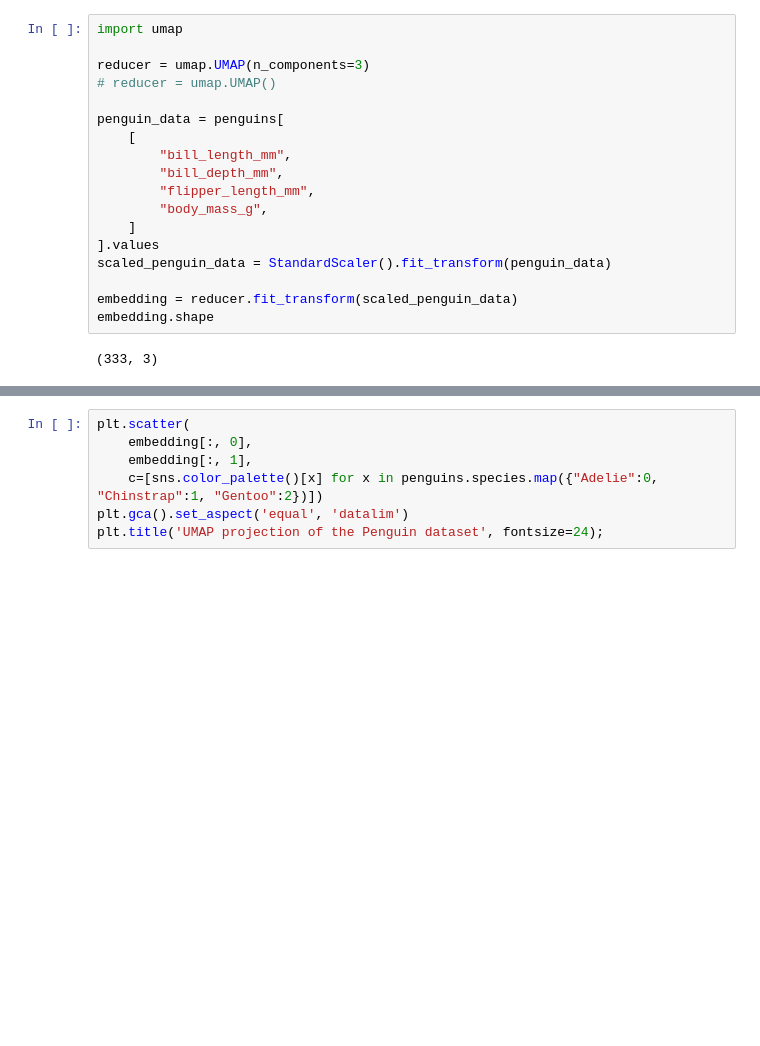
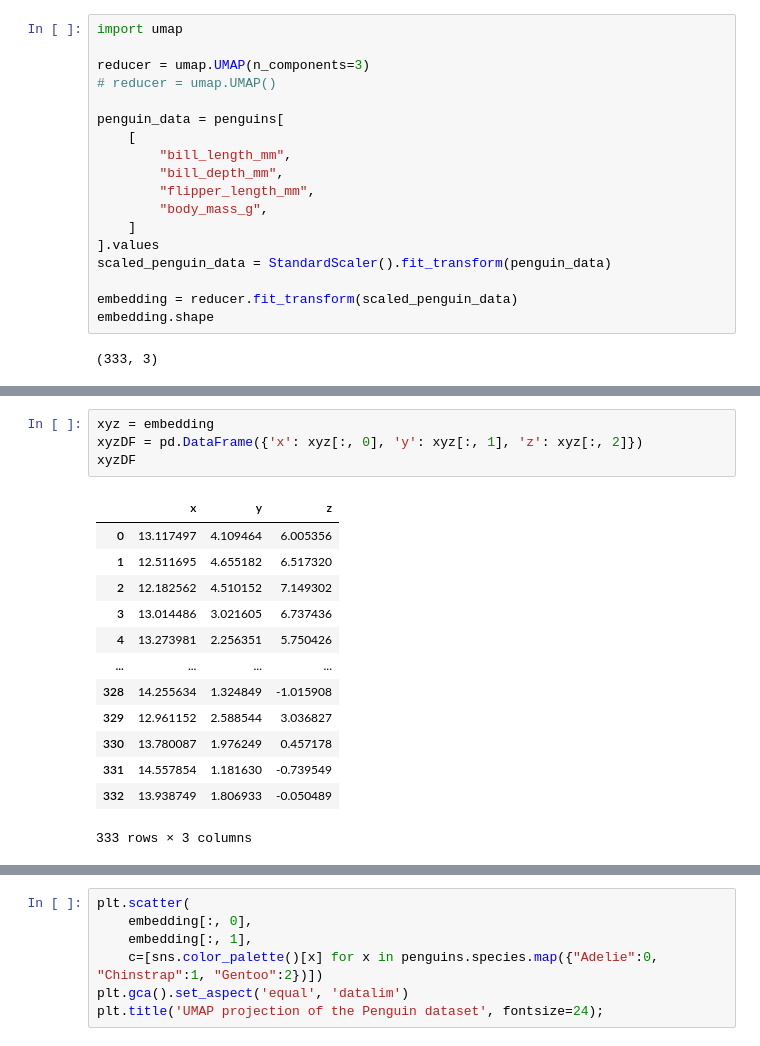
Before and after one commit to dvdkouril/scattered, a Jupyter notebook: data/process-sample-data.ipynb, the cells around one changed output, grey strips where cells are left out. Cells and saved outputs as stored; diff of their text form; blank space fills up the shorter version.

```diff
--- a/data/process-sample-data.ipynb
+++ b/data/process-sample-data.ipynb
@@ -67,0 +68,18 @@ array([13.950113 ,  2.8262327], dtype=float32)
+# %%
+xyz = embedding
+xyzDF = pd.DataFrame({'x': xyz[:, 0], 'y': xyz[:, 1], 'z': xyz[:, 2]})
+xyzDF
+# %% [output]
+|  | x | y | z |
+| 0 | 13.117497 | 4.109464 | 6.005356 |
+| 1 | 12.511695 | 4.655182 | 6.517320 |
+| 2 | 12.182562 | 4.510152 | 7.149302 |
+| 3 | 13.014486 | 3.021605 | 6.737436 |
+| 4 | 13.273981 | 2.256351 | 5.750426 |
+| ... | ... | ... | ... |
+| 328 | 14.255634 | 1.324849 | -1.015908 |
+| 329 | 12.961152 | 2.588544 | 3.036827 |
+| 330 | 13.780087 | 1.976249 | 0.457178 |
+| 331 | 14.557854 | 1.181630 | -0.739549 |
+| 332 | 13.938749 | 1.806933 | -0.050489 |
+333 rows × 3 columns
```
Also changed, not shown: parts of 4 cells of this notebook, 3 other files.
